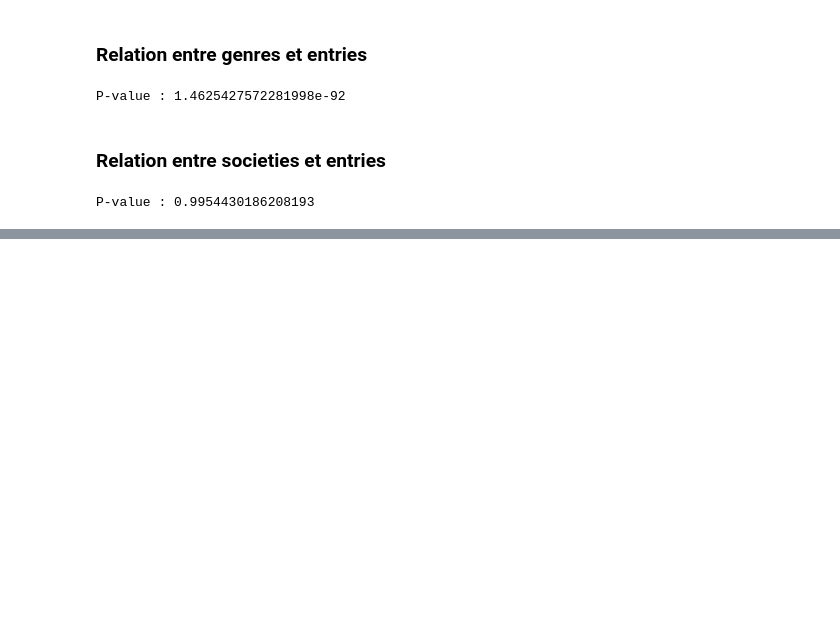
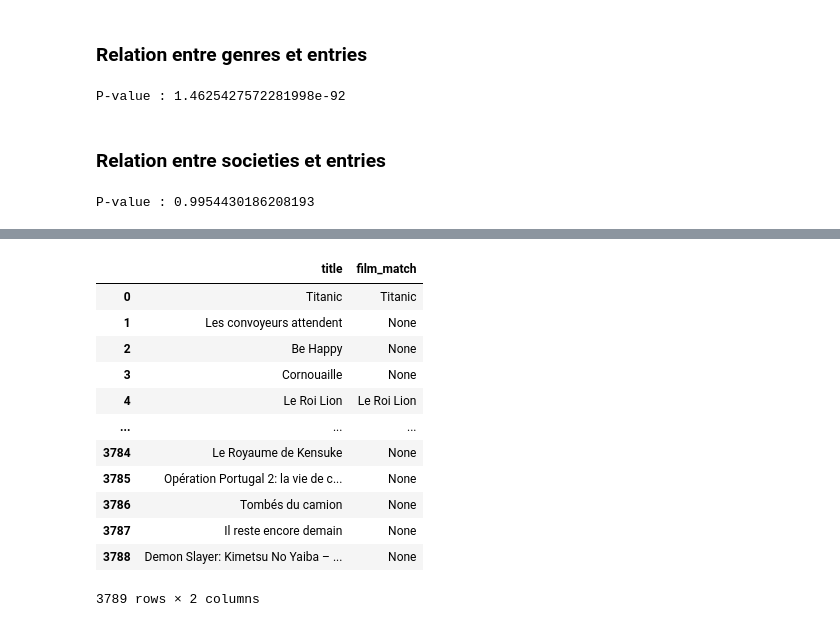
Before and after one commit to faridig/NIAB, a Jupyter notebook: EDA.ipynb, the cells around one changed output, grey strips where cells are left out. Drawn from its saved outputs; the diff is of its cells as text; code cells hidden in the pictures; blank space fills up the shorter version.

```diff
--- a/EDA.ipynb
+++ b/EDA.ipynb
@@ -295,0 +357,16 @@ P-value : 0.9954430186208193
+# %%
+df[['title', 'film_match']]
+# %% [output]
+|  | title | film_match |
+| 0 | Titanic | Titanic |
+| 1 | Les convoyeurs attendent | None |
+| 2 | Be Happy | None |
+| 3 | Cornouaille | None |
+| 4 | Le Roi Lion | Le Roi Lion |
+| ... | ... | ... |
+| 3784 | Le Royaume de Kensuke | None |
+| 3785 | Opération Portugal 2: la vie de c... | None |
+| 3786 | Tombés du camion | None |
+| 3787 | Il reste encore demain | None |
+| 3788 | Demon Slayer: Kimetsu No Yaiba – ... | None |
+3789 rows × 2 columns
```
Also changed, not shown: parts of 10 cells of this notebook, 2 other files.
